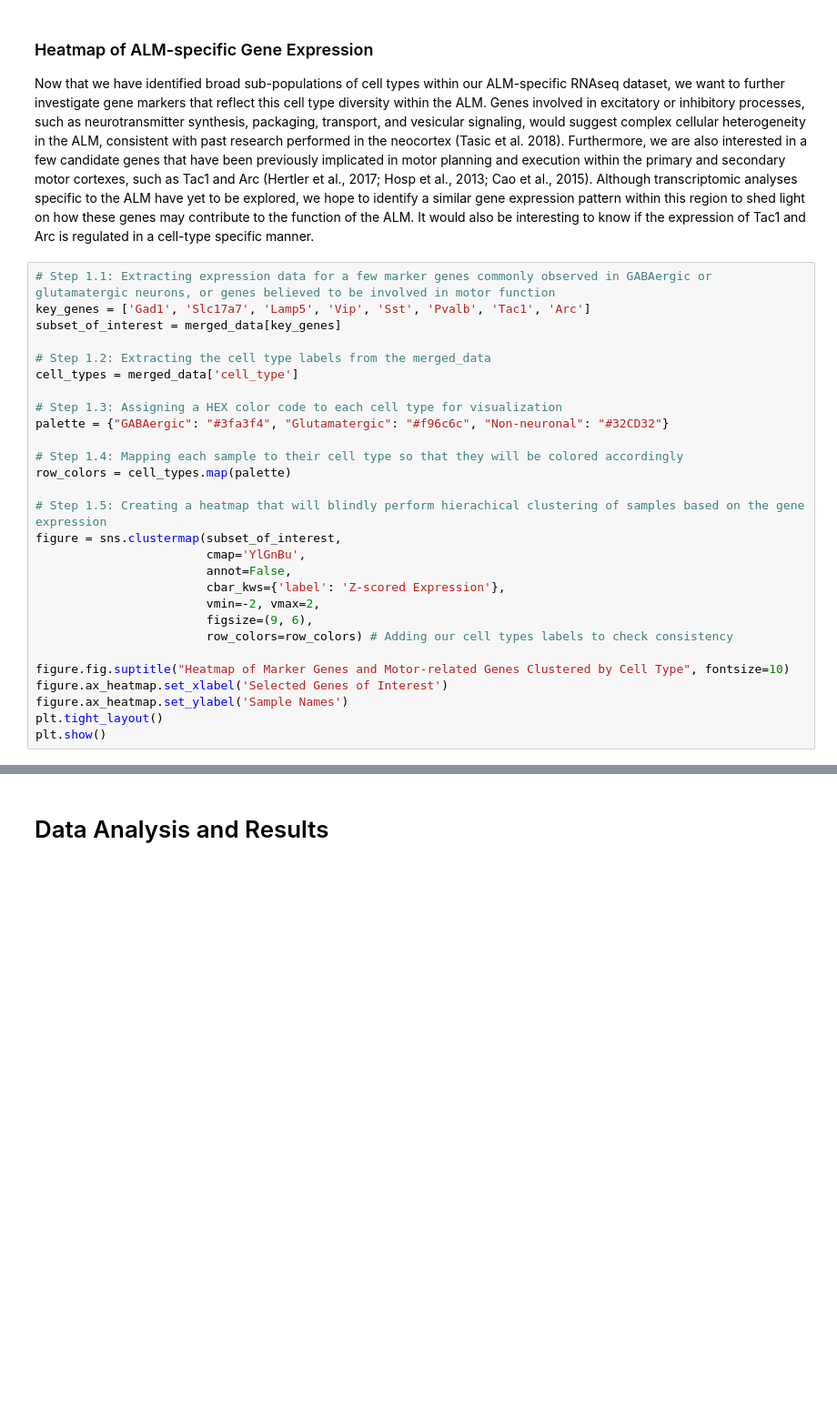
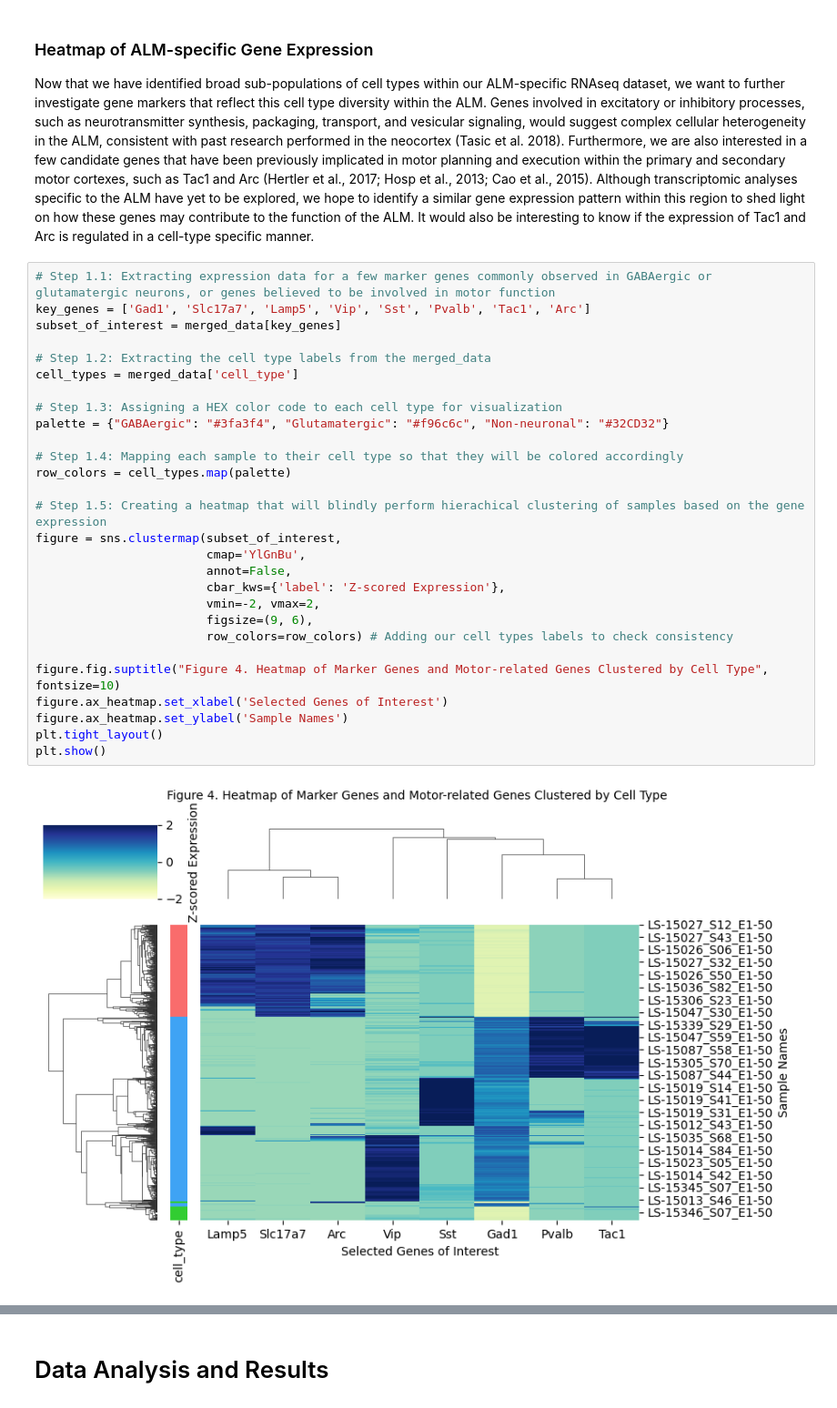
Before and after one commit to cbn003/FinalProject, a Jupyter notebook: FinalProjectCode.ipynb, the cells around one changed output, grey strips where cells are left out. Shown: that part at 91% size. Drawn from its saved outputs; the diff is of its cells as text; blank space fills up the shorter version.

```diff
--- a/FinalProjectCode.ipynb
+++ b/FinalProjectCode.ipynb
@@ -469,29 +548,31 @@ Now that we have identified broad sub-populations of cell types within our ALM-s
 # %%
 # Step 1.1: Extracting expression data for a few marker genes commonly observed in GABAergic or glutamatergic neurons, or genes believed to be involved in motor function
 key_genes = ['Gad1', 'Slc17a7', 'Lamp5', 'Vip', 'Sst', 'Pvalb', 'Tac1', 'Arc']
 subset_of_interest = merged_data[key_genes]
 
 # Step 1.2: Extracting the cell type labels from the merged_data
 cell_types = merged_data['cell_type']
 
 # Step 1.3: Assigning a HEX color code to each cell type for visualization
 palette = {"GABAergic": "#3fa3f4", "Glutamatergic": "#f96c6c", "Non-neuronal": "#32CD32"}
 
 # Step 1.4: Mapping each sample to their cell type so that they will be colored accordingly
 row_colors = cell_types.map(palette)
 
 # Step 1.5: Creating a heatmap that will blindly perform hierachical clustering of samples based on the gene expression
 figure = sns.clustermap(subset_of_interest,
                         cmap='YlGnBu',
                         annot=False,
                         cbar_kws={'label': 'Z-scored Expression'},
                         vmin=-2, vmax=2,
                         figsize=(9, 6),
                         row_colors=row_colors) # Adding our cell types labels to check consistency
 
-figure.fig.suptitle("Heatmap of Marker Genes and Motor-related Genes Clustered by Cell Type", fontsize=10)
+figure.fig.suptitle("Figure 4. Heatmap of Marker Genes and Motor-related Genes Clustered by Cell Type", fontsize=10)
 figure.ax_heatmap.set_xlabel('Selected Genes of Interest')
 figure.ax_heatmap.set_ylabel('Sample Names')
 plt.tight_layout()
 plt.show()
+# %% [output]
+[figure, added]
 # %% [markdown]
```
Also changed, not shown: parts of 18 cells of this notebook.
